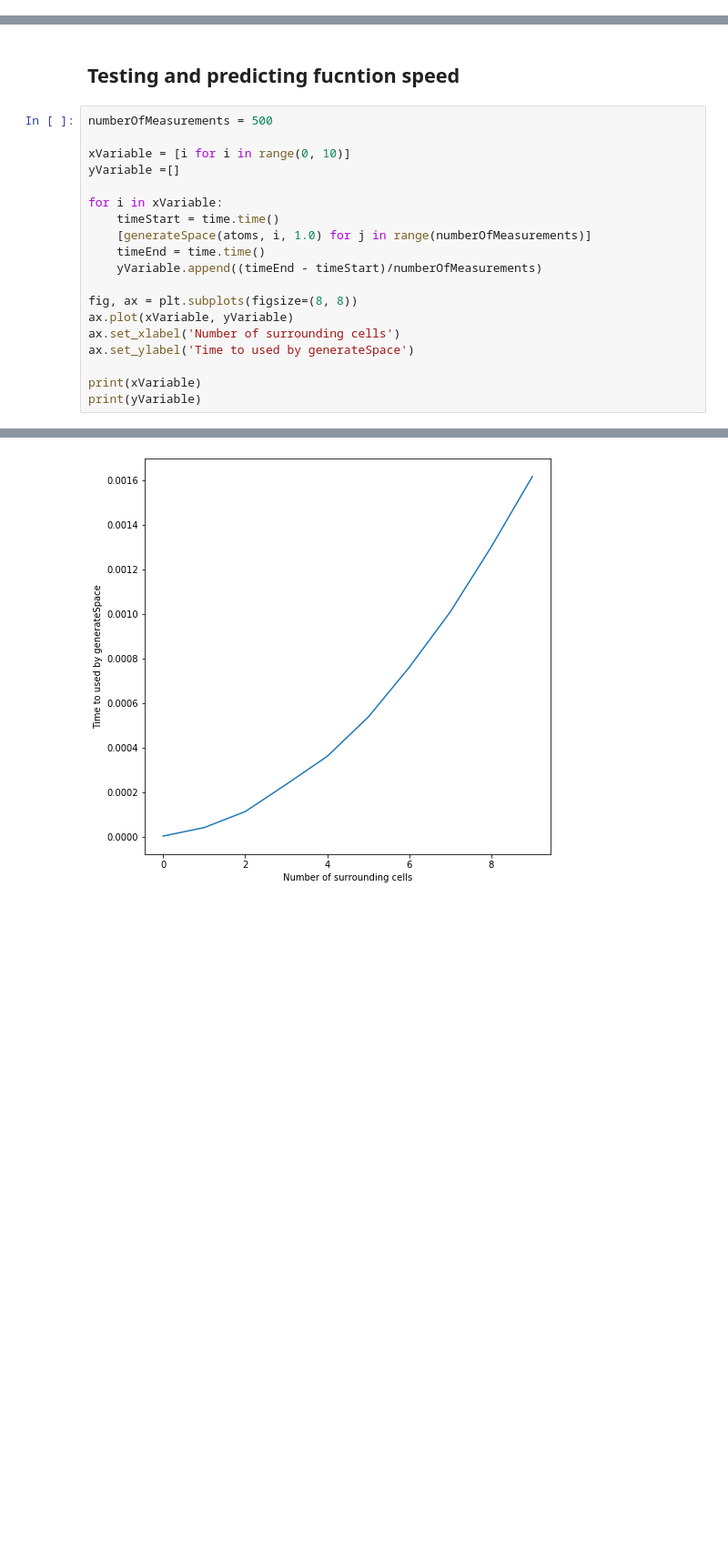
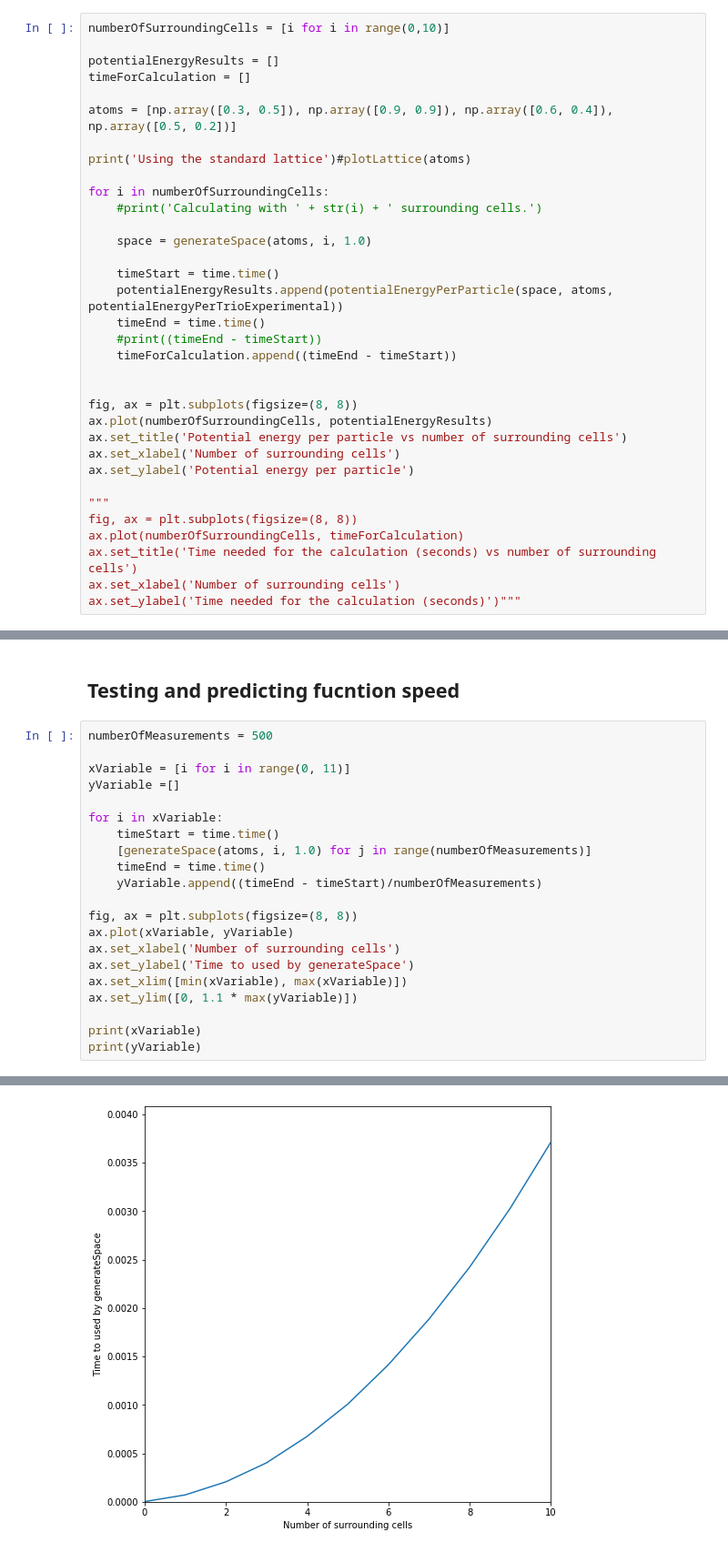
Before and after one commit to TimHeiszwolf/Quantum_energy_ML, a Jupyter notebook: TestingDatabaseGeneration.ipynb, the cells around one changed output, grey strips where cells are left out. Shown at 91% size. Cells and saved outputs as stored; diff of their text form; blank space fills up the shorter version.

```diff
--- a/TestingDatabaseGeneration.ipynb
+++ b/TestingDatabaseGeneration.ipynb
@@ -74,0 +182,34 @@ Text(0, 0.5, 'Potential')
+# %%
+numberOfSurroundingCells = [i for i in range(0,10)]
+
+potentialEnergyResults = []
+timeForCalculation = []
+
+atoms = [np.array([0.3, 0.5]), np.array([0.9, 0.9]), np.array([0.6, 0.4]), np.array([0.5, 0.2])]
+
+print('Using the standard lattice')#plotLattice(atoms)
+
+for i in numberOfSurroundingCells:
+    #print('Calculating with ' + str(i) + ' surrounding cells.')
+
+    space = generateSpace(atoms, i, 1.0)
+
+    timeStart = time.time()
+    potentialEnergyResults.append(potentialEnergyPerParticle(space, atoms, potentialEnergyPerTrioExperimental))
+    timeEnd = time.time()
+    #print((timeEnd - timeStart))
+    timeForCalculation.append((timeEnd - timeStart))
+
+
+fig, ax = plt.subplots(figsize=(8, 8))
+ax.plot(numberOfSurroundingCells, potentialEnergyResults)
+ax.set_title('Potential energy per particle vs number of surrounding cells')
+ax.set_xlabel('Number of surrounding cells')
+ax.set_ylabel('Potential energy per particle')
+
+"""
+fig, ax = plt.subplots(figsize=(8, 8))
+ax.plot(numberOfSurroundingCells, timeForCalculation)
+ax.set_title('Time needed for the calculation (seconds) vs number of surrounding cells')
+ax.set_xlabel('Number of surrounding cells')
+ax.set_ylabel('Time needed for the calculation (seconds)')"""
@@ -77,7 +222,7 @@ Text(0, 0.5, 'Potential')
 # %%
 numberOfMeasurements = 500
 
-xVariable = [i for i in range(0, 10)]
+xVariable = [i for i in range(0, 11)]
 yVariable =[]
 
 for i in xVariable:
@@ -90,6 +235,8 @@ fig, ax = plt.subplots(figsize=(8, 8))
 ax.plot(xVariable, yVariable)
 ax.set_xlabel('Number of surrounding cells')
 ax.set_ylabel('Time to used by generateSpace')
+ax.set_xlim([min(xVariable), max(xVariable)])
+ax.set_ylim([0, 1.1 * max(yVariable)])
 
 print(xVariable)
 print(yVariable)
@@ -99,4 +246,4 @@ print(yVariable)
-[figure, old version]
+[figure, new version]
 # %%
 %timeit potentialEnergyPerTrio(getTriangleLengths(np.array([0.3, 0.5]), np.array([0.9, 0.9]), np.array([0.6, 0.4])))
 # %% [output]
```
Also changed, not shown: parts of 15 cells of this notebook, 3 other files.
